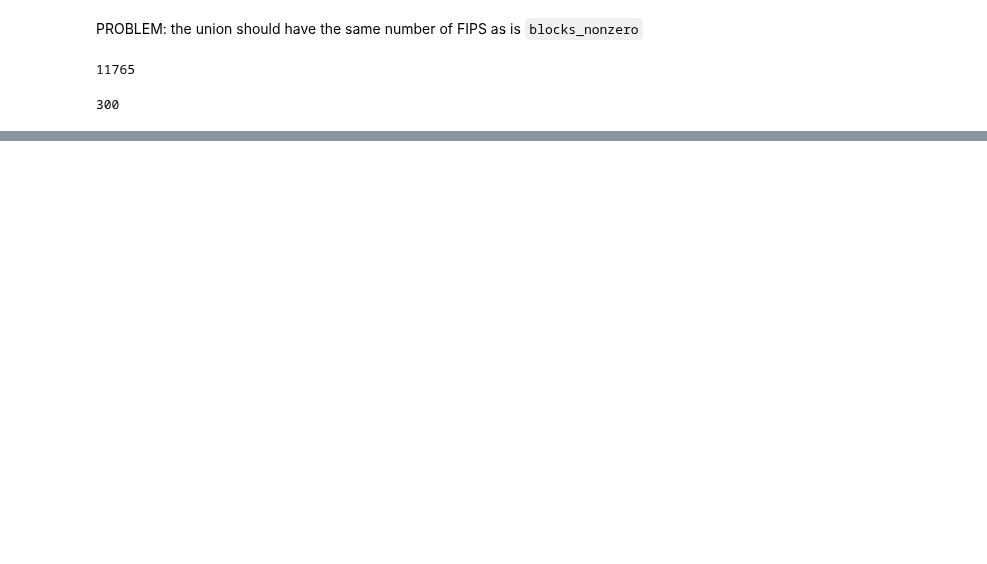
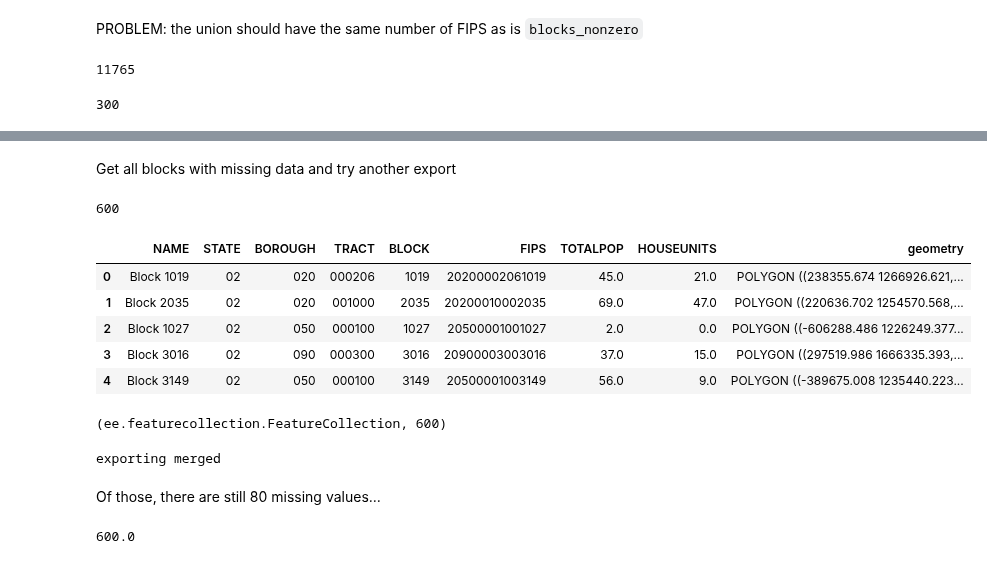
Before and after one commit to uwescience/DSSG2023-Heating-Loads, a Jupyter notebook: Code/extractTempByBlock.ipynb, the cells around one changed output, grey strips where cells are left out. Drawn from its saved outputs; the diff is of its cells as text; code cells hidden in the pictures; blank space fills up the shorter version.

```diff
--- a/Code/extractTempByBlock.ipynb
+++ b/Code/extractTempByBlock.ipynb
@@ -941,8 +947,8 @@ len(blocks_nonzero['FIPS'].unique())
 # %% [output]
 11765
 # %%
-allFIPS = set(blocks_nonzero['FIPS'])
-
-missingFIPS = allFIPS.difference(exportFIPS)
+allFIPS = set(blocks_nonzero['FIPS'].astype('int'))
+FIPS_not_in_export = allFIPS.difference(exportFIPS)
+len(FIPS_not_in_export)
 # %% [output]
 300
@@ -1030,0 +955,9 @@ for i in df_dict:
+# %% [markdown]
+Get all blocks with missing data and try another export
+# %%
+missingFIPS = FIPS_not_in_export.union(trulyEmptyFIPS)
+len(missingFIPS)
+# %% [output]
+600
+# %%
+missingFIPSseries = pd.Series(list(missingFIPS), name = 'FIPS')
@@ -1030,0 +966,16 @@ for i in df_dict:
+# %%
+missing_blocks = pd.merge(blocks_nonzero, missingFIPSseries)
+missing_blocks.head()
+# %% [output]
+|  | NAME | STATE | BOROUGH | TRACT | BLOCK | FIPS | TOTALPOP | HOUSEUNITS | geometry |
+| 0 | Block 1019 | 02 | 020 | 000206 | 1019 | 20200002061019 | 45.0 | 21.0 | POLYGON ((238355.674 1266926.621,... |
+| 1 | Block 2035 | 02 | 020 | 001000 | 2035 | 20200010002035 | 69.0 | 47.0 | POLYGON ((220636.702 1254570.568,... |
+| 2 | Block 1027 | 02 | 050 | 000100 | 1027 | 20500001001027 | 2.0 | 0.0 | POLYGON ((-606288.486 1226249.377... |
+| 3 | Block 3016 | 02 | 090 | 000300 | 3016 | 20900003003016 | 37.0 | 15.0 | POLYGON ((297519.986 1666335.393,... |
+| 4 | Block 3149 | 02 | 050 | 000100 | 3149 | 20500001003149 | 56.0 | 9.0 | POLYGON ((-389675.008 1235440.223... |
+# %%
+missing_blocks_fc = geemap.geopandas_to_ee(missing_blocks)
+
+type(missing_blocks_fc), missing_blocks_fc.size().getInfo()
+# %% [output]
+(ee.featurecollection.FeatureCollection, 600)
@@ -1030,0 +984,11 @@ for i in df_dict:
+# %%
+full_process(missing_fc_simplified, "600 missing blocks Try 1")
+# %% [output]
+exporting merged
+# %% [markdown]
+Of those, there are still 80 missing values...
+# %%
+missing600 = pd.read_csv('../DSSG2023-Heating-Loads-Data/Data/temp_export_raw/600_missing_blocks.csv')
+missing600.shape[0] / 365
+# %% [output]
+600.0
```
Also changed, not shown: parts of 68 cells of this notebook, 39 other files.
